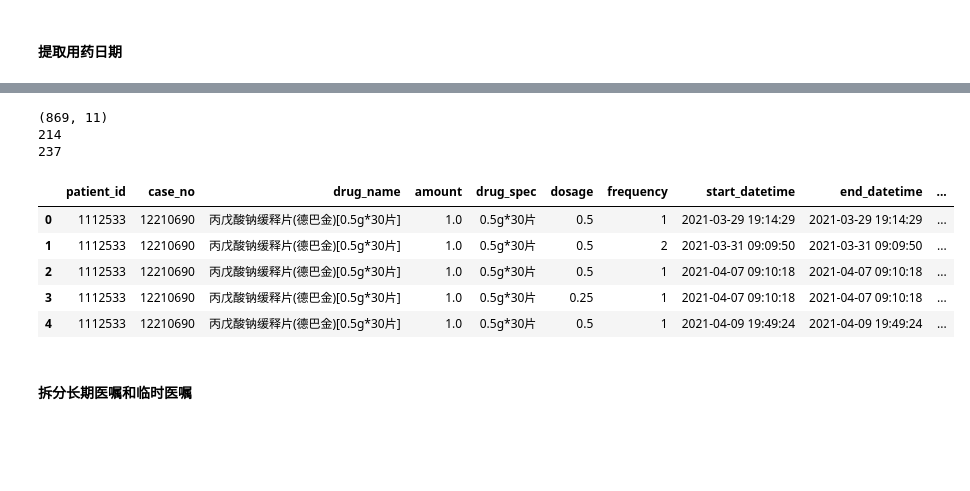
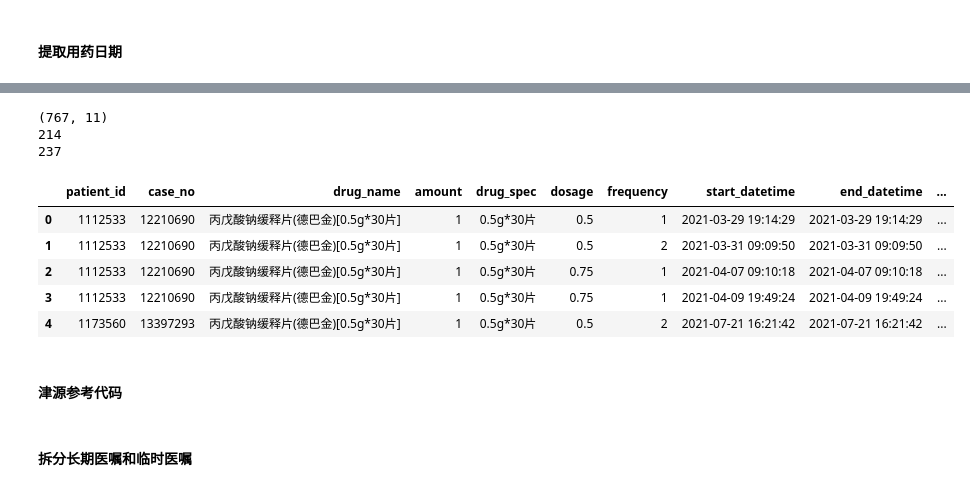
Before and after one commit to yuyongsheng1990/VPA_southern_hospital, a Jupyter notebook: data_process.ipynb, the cells around one changed output, grey strips where cells are left out. Drawn from its saved outputs; the diff is of its cells as text; code cells hidden in the pictures; blank space fills up the shorter version.

```diff
--- a/data_process.ipynb
+++ b/data_process.ipynb
@@ -132,6 +132,13 @@ print(df_doctor_order['patient_id'].nunique())
 # %%
 # 保存doctor_order用药记录
 df_doctor_order.to_excel(project_path+'/data/pre_processed_raw_data/df_doctor_order.xlsx')
+# %%
+# 手工处理临时医嘱和长期医嘱，根据药物属性合并删除重复数据，一天只有一条临时医嘱和长期医嘱
+# # 设置patient_id，case_no字段数据数据格式，不然无法匹配id
+df_doctor_order=pd.read_excel(project_path+'/data/pre_processed_raw_data/df_doctor_order_手工处理临嘱和长嘱.xlsx',
+                              converters={'patient_id':str,'case_no':str})
+if 'Unnamed: 0' in df_doctor_order.columns:
+    df_doctor_order = df_doctor_order.drop(['Unnamed: 0'], axis=1)
 # %% [markdown]
 ## 读取inp_record住院记录
 # %%
@@ -769,27 +761,27 @@ aaa
 # %%
-df_VPA_time=pd.concat([aaa,bbb],axis=0)
-df_VPA_time=df_VPA_time.reset_index(drop=True)
+df_VPA_date=pd.concat([aaa,bbb],axis=0)
 # 排序
-df_VPA_time=df_VPA_time.sort_values(by=['patient_id','case_no','start_datetime'])
+df_VPA_date=df_VPA_date.sort_values(by=['patient_id','case_no','start_datetime'])
+df_VPA_date=df_VPA_date.reset_index(drop=True)
 # %%
-print(df_VPA_time.shape)
-print(df_VPA_time['patient_id'].nunique())
-print(df_VPA_time['case_no'].nunique())
+print(df_VPA_date.shape)
+print(df_VPA_date['patient_id'].nunique())
+print(df_VPA_date['case_no'].nunique())
 # %% [output]
-(869, 11)
+(767, 11)
 214
 237
 # %%
 # 提取丙戊酸用药时间的年月日
-df_VPA_time['start_date']=df_VPA_time['start_datetime'].apply(lambda x: str(x).split(' ')[0])
-df_VPA_time['end_date']=df_VPA_time['end_datetime'].apply(lambda x: str(x).split(' ')[0])
+df_VPA_date['start_date']=df_VPA_date['start_datetime'].apply(lambda x: str(x).split(' ')[0])
+df_VPA_date['end_date']=df_VPA_date['end_datetime'].apply(lambda x: str(x).split(' ')[0])
 # %%
-df_VPA_time.head()
+df_VPA_date.head()
 # %% [output]
 |  | patient_id | case_no | drug_name | amount | drug_spec | dosage | frequency | start_datetime | end_datetime | ... |
-| 0 | 1112533 | 12210690 | 丙戊酸钠缓释片(德巴金)[0.5g*30片] | 1.0 | 0.5g*30片 | 0.5 | 1 | 2021-03-29 19:14:29 | 2021-03-29 19:14:29 | ... |
-| 1 | 1112533 | 12210690 | 丙戊酸钠缓释片(德巴金)[0.5g*30片] | 1.0 | 0.5g*30片 | 0.5 | 2 | 2021-03-31 09:09:50 | 2021-03-31 09:09:50 | ... |
-| 2 | 1112533 | 12210690 | 丙戊酸钠缓释片(德巴金)[0.5g*30片] | 1.0 | 0.5g*30片 | 0.5 | 1 | 2021-04-07 09:10:18 | 2021-04-07 09:10:18 | ... |
-| 3 | 1112533 | 12210690 | 丙戊酸钠缓释片(德巴金)[0.5g*30片] | 1.0 | 0.5g*30片 | 0.25 | 1 | 2021-04-07 09:10:18 | 2021-04-07 09:10:18 | ... |
-| 4 | 1112533 | 12210690 | 丙戊酸钠缓释片(德巴金)[0.5g*30片] | 1.0 | 0.5g*30片 | 0.5 | 1 | 2021-04-09 19:49:24 | 2021-04-09 19:49:24 | ... |
+| 0 | 1112533 | 12210690 | 丙戊酸钠缓释片(德巴金)[0.5g*30片] | 1 | 0.5g*30片 | 0.5 | 1 | 2021-03-29 19:14:29 | 2021-03-29 19:14:29 | ... |
+| 1 | 1112533 | 12210690 | 丙戊酸钠缓释片(德巴金)[0.5g*30片] | 1 | 0.5g*30片 | 0.5 | 2 | 2021-03-31 09:09:50 | 2021-03-31 09:09:50 | ... |
+| 2 | 1112533 | 12210690 | 丙戊酸钠缓释片(德巴金)[0.5g*30片] | 1 | 0.5g*30片 | 0.75 | 1 | 2021-04-07 09:10:18 | 2021-04-07 09:10:18 | ... |
+| 3 | 1112533 | 12210690 | 丙戊酸钠缓释片(德巴金)[0.5g*30片] | 1 | 0.5g*30片 | 0.75 | 1 | 2021-04-09 19:49:24 | 2021-04-09 19:49:24 | ... |
+| 4 | 1173560 | 13397293 | 丙戊酸钠缓释片(德巴金)[0.5g*30片] | 1 | 0.5g*30片 | 0.5 | 2 | 2021-07-21 16:21:42 | 2021-07-21 16:21:42 | ... |
 # %%
@@ -796,0 +789,2 @@ df_VPA_time.to_excel(project_path+'/data/processed_data/df_2.1.4.2_提取年月
+# %% [markdown]
+#### 津源参考代码
```
Also changed, not shown: parts of 140 cells of this notebook, 2 other files.
